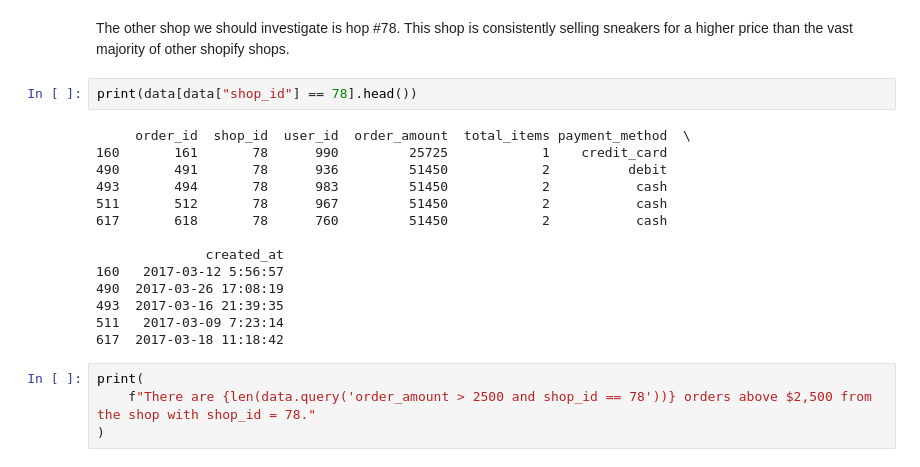
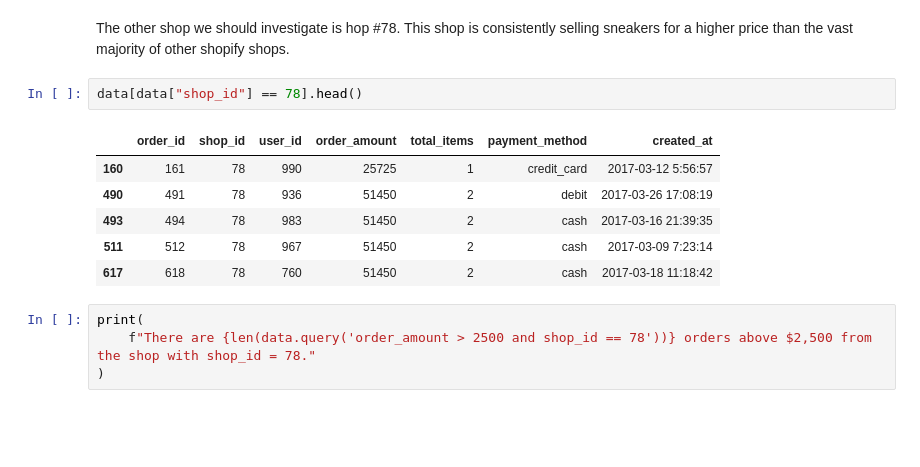
Before and after one commit to OscarLewis/shopifytc, a Jupyter notebook: tech-challenge.ipynb, the cells around one changed output. Saved outputs shown, nothing was run; the diff lists cells and outputs as text; blank space fills up the shorter version.

```diff
--- a/tech-challenge.ipynb
+++ b/tech-challenge.ipynb
@@ -138,21 +138,14 @@ There are 17 orders above $5,000 from the shop with shop_id = 42. This shop has
 # %% [markdown]
 The other shop we should investigate is hop #78. This shop is consistently selling sneakers for a higher price than the vast majority of other shopify shops.
 # %%
-print(data[data["shop_id"] == 78].head())
+data[data["shop_id"] == 78].head()
 # %% [output]
-     order_id  shop_id  user_id  order_amount  total_items payment_method  \
-160       161       78      990         25725            1    credit_card
-490       491       78      936         51450            2          debit
-493       494       78      983         51450            2           cash
-511       512       78      967         51450            2           cash
-617       618       78      760         51450            2           cash
-
-              created_at
-160   2017-03-12 5:56:57
-490  2017-03-26 17:08:19
-493  2017-03-16 21:39:35
-511   2017-03-09 7:23:14
-617  2017-03-18 11:18:42
+|  | order_id | shop_id | user_id | order_amount | total_items | payment_method | created_at |
+| 160 | 161 | 78 | 990 | 25725 | 1 | credit_card | 2017-03-12 5:56:57 |
+| 490 | 491 | 78 | 936 | 51450 | 2 | debit | 2017-03-26 17:08:19 |
+| 493 | 494 | 78 | 983 | 51450 | 2 | cash | 2017-03-16 21:39:35 |
+| 511 | 512 | 78 | 967 | 51450 | 2 | cash | 2017-03-09 7:23:14 |
+| 617 | 618 | 78 | 760 | 51450 | 2 | cash | 2017-03-18 11:18:42 |
 # %%
 print(
     f"There are {len(data.query('order_amount > 2500 and shop_id == 78'))} orders above $2,500 from the shop with shop_id = 78."
```
Also changed, not shown: parts of 8 cells of this notebook.
